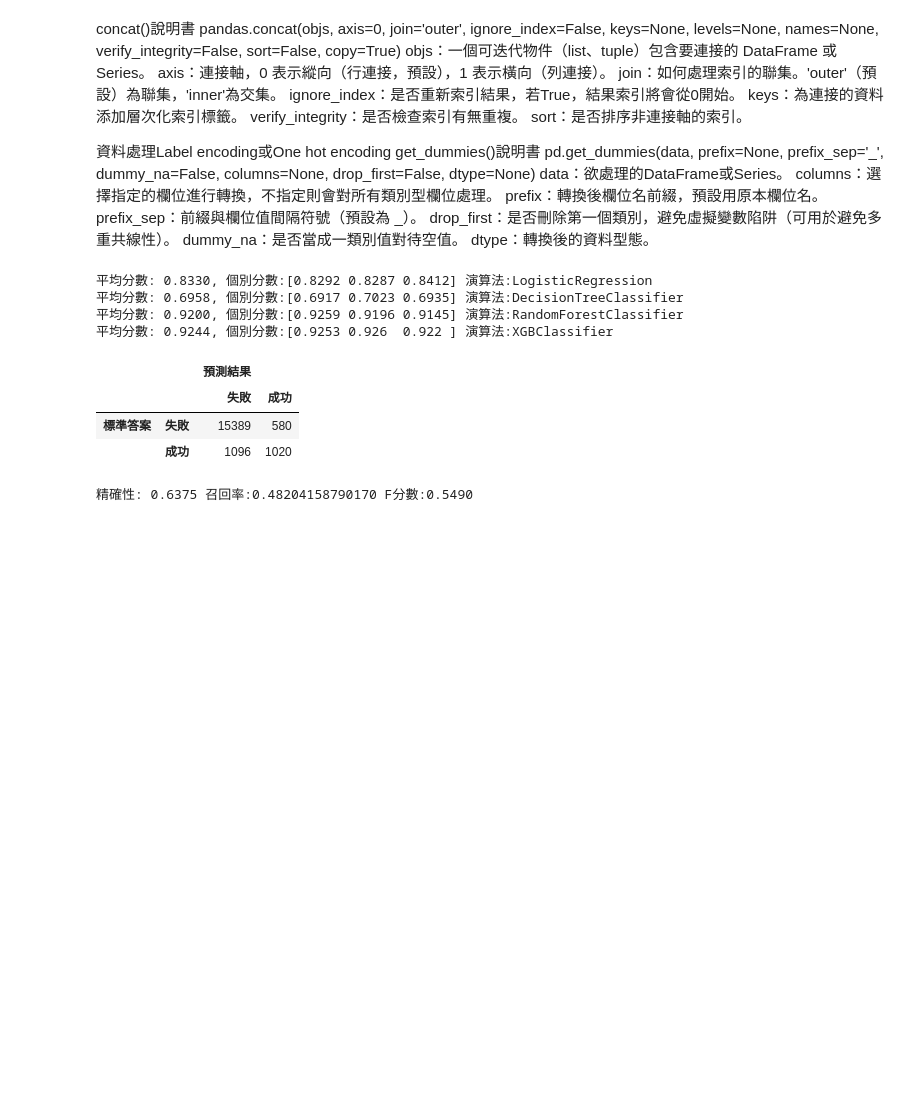
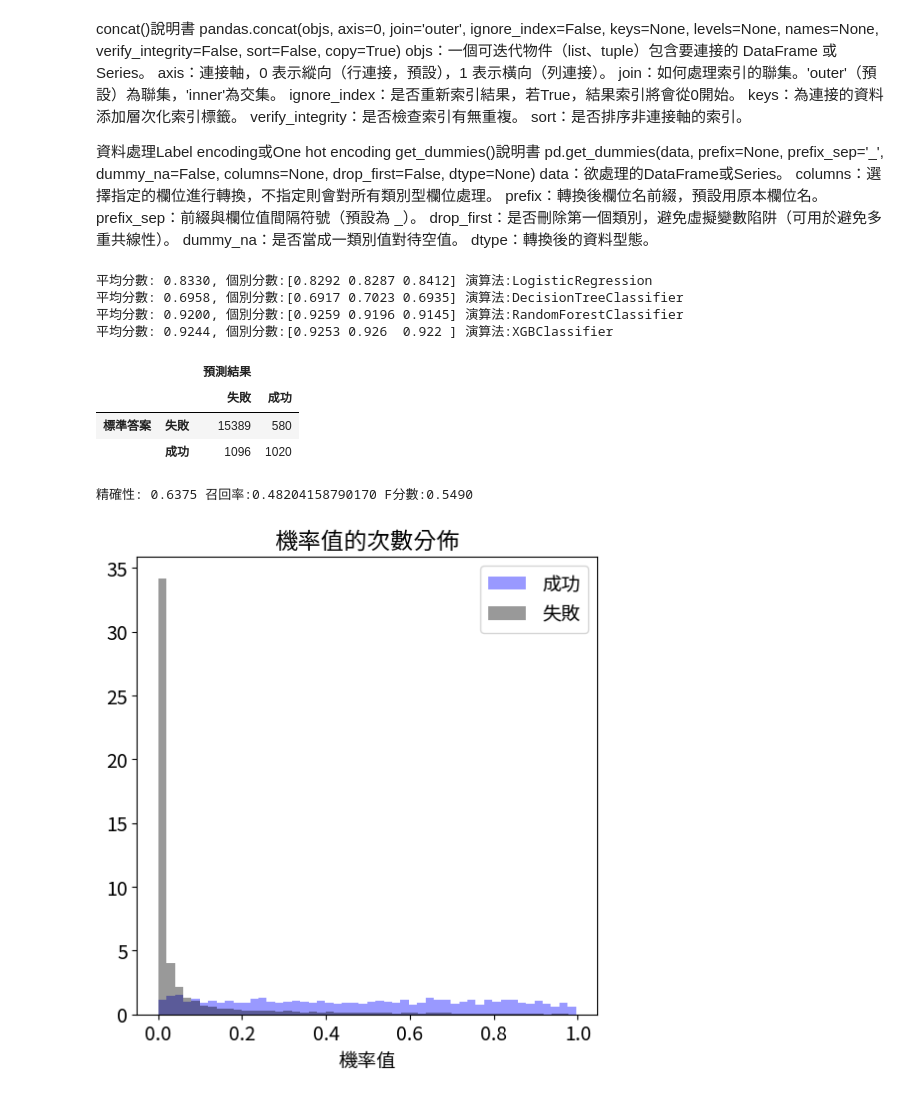
Before and after one commit to GaudiKao/learn-python-by-doing, a Jupyter notebook: Data_Structures&Alogrithms/ch05_01_bank.ipynb, the cells around one changed output. Saved outputs shown, nothing was run; the diff lists cells and outputs as text; code cells hidden in the pictures; blank space fills up the shorter version.

```diff
--- a/Data_Structures&Alogrithms/ch05_01_bank.ipynb
+++ b/Data_Structures&Alogrithms/ch05_01_bank.ipynb
@@ -280,3 +280,24 @@ print(f'精確性: {precision:.4f} 召回率:{recall:.14f} F分數:{fscore:.4f}'
 | 標準答案 | 失敗 | 15389 | 580 |
 |  | 成功 | 1096 | 1020 |
 精確性: 0.6375 召回率:0.48204158790170 F分數:0.5490
+# %%
+#機率值的次數分配圖
+import seaborn as sns
+
+#取得y=1的機率值
+y_proba1 = algorithm.predict_proba(x_test)[:,1]
+
+#將資料進行分割
+y0 = y_proba1[y_test==0]
+y1 = y_proba1[y_test==1]
+
+#繪製散佈圖
+plt.figure(figsize=(6,6))
+plt.title('機率值的次數分佈')
+sns.distplot(y1, kde=False, norm_hist=True, bins=50, color='b', label='成功')
+sns.distplot(y0, kde=False, norm_hist=True, bins=50, color='k', label='失敗')
+plt.xlabel('機率值')
+plt.legend()
+plt.show()
+# %% [output]
+[figure, added]
```
Also changed, not shown: parts of 5 cells of this notebook, 2 other files.
